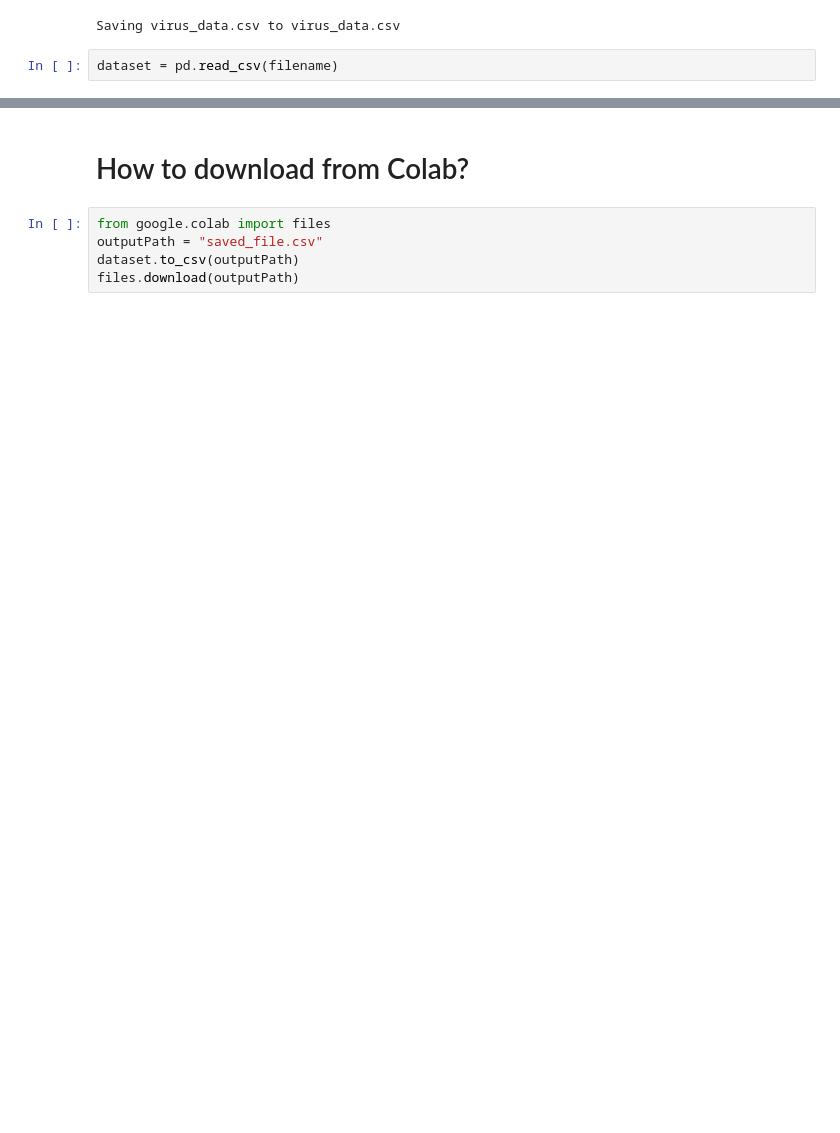
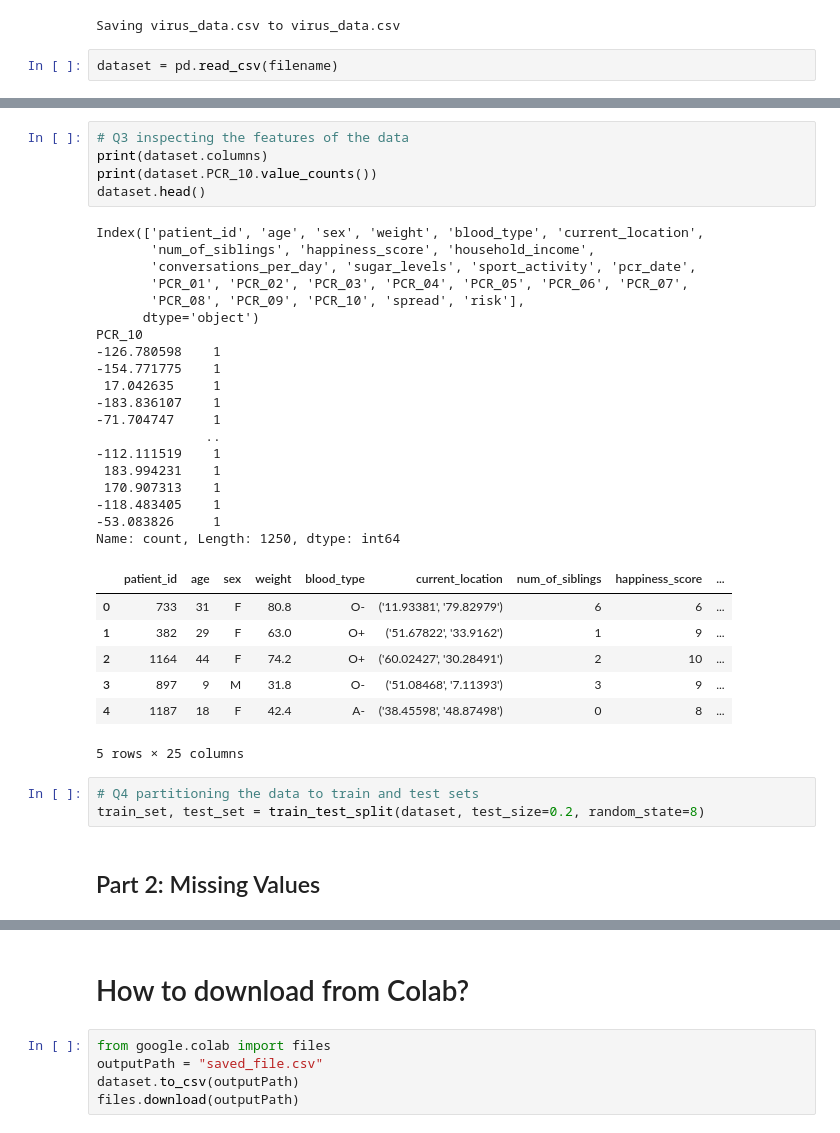
Before and after one commit to muradek/ML_Major_HW1, a Jupyter notebook: major_HW1.ipynb, the cells around one changed output, grey strips where cells are left out. Drawn from its saved outputs; the diff is of its cells as text; blank space fills up the shorter version.

```diff
--- a/major_HW1.ipynb
+++ b/major_HW1.ipynb
@@ -30,0 +58,37 @@ dataset.shape
+# %%
+# Q3 inspecting the features of the data
+print(dataset.columns)
+print(dataset.PCR_10.value_counts())
+dataset.head()
+# %% [output]
+Index(['patient_id', 'age', 'sex', 'weight', 'blood_type', 'current_location',
+       'num_of_siblings', 'happiness_score', 'household_income',
+       'conversations_per_day', 'sugar_levels', 'sport_activity', 'pcr_date',
+       'PCR_01', 'PCR_02', 'PCR_03', 'PCR_04', 'PCR_05', 'PCR_06', 'PCR_07',
+       'PCR_08', 'PCR_09', 'PCR_10', 'spread', 'risk'],
+      dtype='object')
+PCR_10
+-126.780598    1
+-154.771775    1
+ 17.042635     1
+-183.836107    1
+-71.704747     1
+              ..
+-112.111519    1
+ 183.994231    1
+ 170.907313    1
+-118.483405    1
+-53.083826     1
+Name: count, Length: 1250, dtype: int64
+|  | patient_id | age | sex | weight | blood_type | current_location | num_of_siblings | happiness_score | ... |
+| 0 | 733 | 31 | F | 80.8 | O- | ('11.93381', '79.82979') | 6 | 6 | ... |
+| 1 | 382 | 29 | F | 63.0 | O+ | ('51.67822', '33.9162') | 1 | 9 | ... |
+| 2 | 1164 | 44 | F | 74.2 | O+ | ('60.02427', '30.28491') | 2 | 10 | ... |
+| 3 | 897 | 9 | M | 31.8 | O- | ('51.08468', '7.11393') | 3 | 9 | ... |
+| 4 | 1187 | 18 | F | 42.4 | A- | ('38.45598', '48.87498') | 0 | 8 | ... |
+5 rows × 25 columns
+# %%
+# Q4 partitioning the data to train and test sets
+train_set, test_set = train_test_split(dataset, test_size=0.2, random_state=8)
+# %% [markdown]
+## Part 2: Missing Values
```
Also changed, not shown: parts of 9 cells of this notebook.
